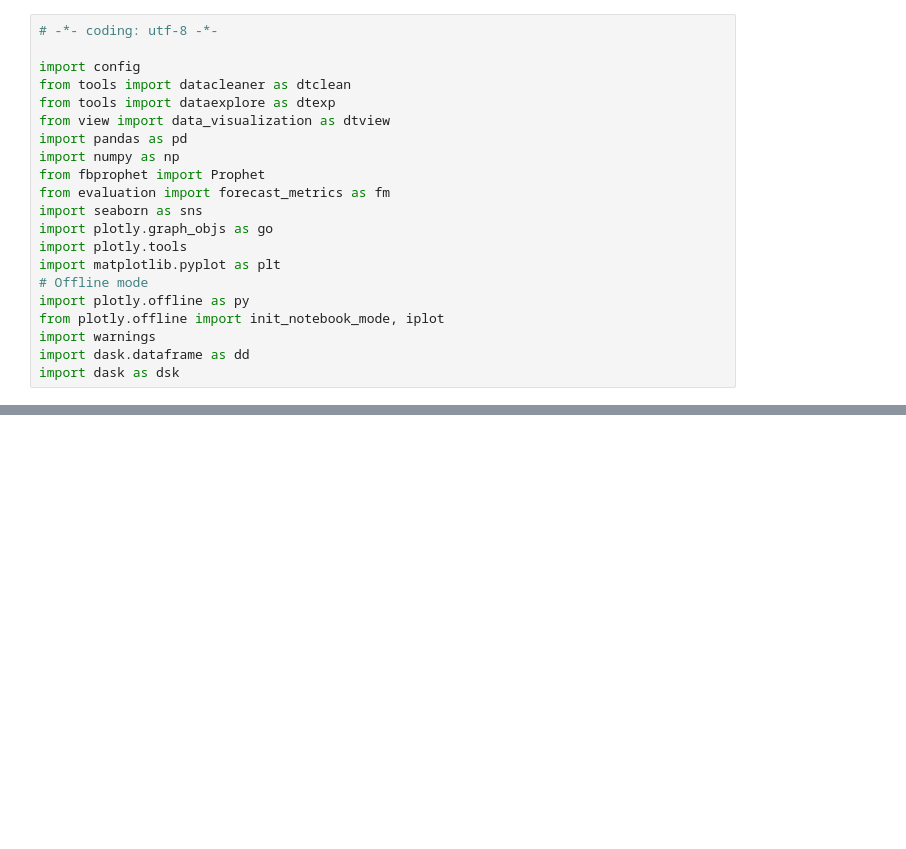
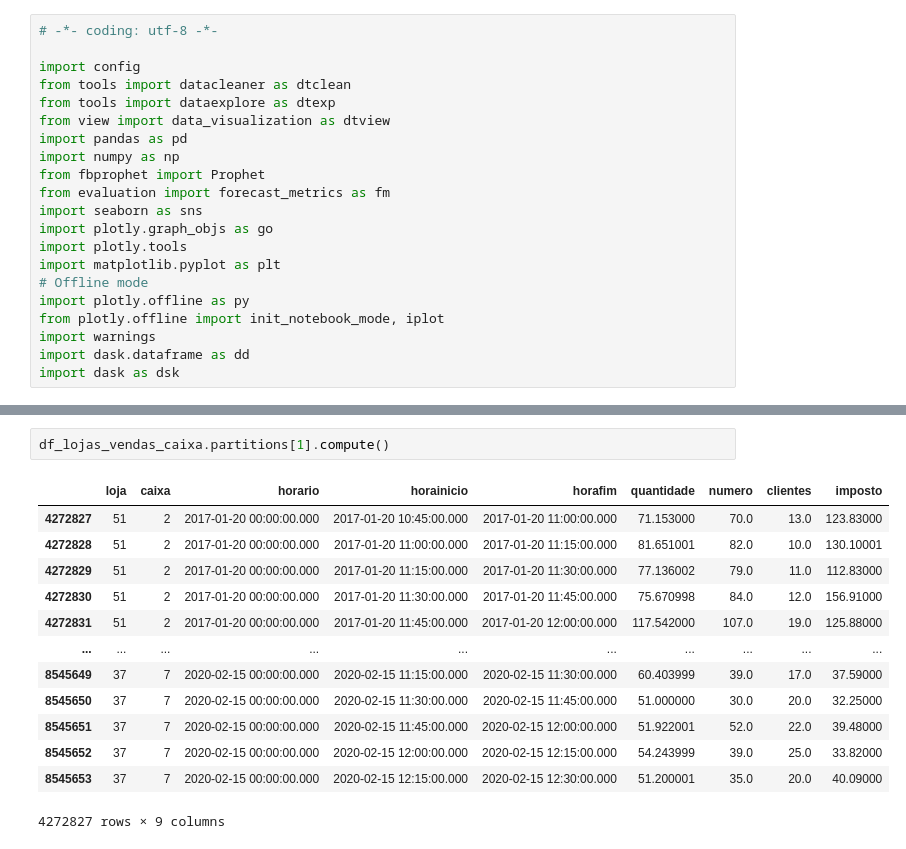
Before and after one commit to clonyjr/prophet, a Jupyter notebook: sisqual_data_analysis_dec_2020.ipynb, the cells around one changed output, grey strips where cells are left out. Saved outputs shown, nothing was run; the diff lists cells and outputs as text; blank space fills up the shorter version.

```diff
--- a/sisqual_data_analysis_dec_2020.ipynb
+++ b/sisqual_data_analysis_dec_2020.ipynb
@@ -35,0 +46,16 @@ df_lojas_vendas_caixa.head()
+# %%
+df_lojas_vendas_caixa.partitions[1].compute()
+# %% [output]
+|  | loja | caixa | horario | horainicio | horafim | quantidade | numero | clientes | imposto |
+| 4272827 | 51 | 2 | 2017-01-20 00:00:00.000 | 2017-01-20 10:45:00.000 | 2017-01-20 11:00:00.000 | 71.153000 | 70.0 | 13.0 | 123.83000 |
+| 4272828 | 51 | 2 | 2017-01-20 00:00:00.000 | 2017-01-20 11:00:00.000 | 2017-01-20 11:15:00.000 | 81.651001 | 82.0 | 10.0 | 130.10001 |
+| 4272829 | 51 | 2 | 2017-01-20 00:00:00.000 | 2017-01-20 11:15:00.000 | 2017-01-20 11:30:00.000 | 77.136002 | 79.0 | 11.0 | 112.83000 |
+| 4272830 | 51 | 2 | 2017-01-20 00:00:00.000 | 2017-01-20 11:30:00.000 | 2017-01-20 11:45:00.000 | 75.670998 | 84.0 | 12.0 | 156.91000 |
+| 4272831 | 51 | 2 | 2017-01-20 00:00:00.000 | 2017-01-20 11:45:00.000 | 2017-01-20 12:00:00.000 | 117.542000 | 107.0 | 19.0 | 125.88000 |
+| ... | ... | ... | ... | ... | ... | ... | ... | ... | ... |
+| 8545649 | 37 | 7 | 2020-02-15 00:00:00.000 | 2020-02-15 11:15:00.000 | 2020-02-15 11:30:00.000 | 60.403999 | 39.0 | 17.0 | 37.59000 |
+| 8545650 | 37 | 7 | 2020-02-15 00:00:00.000 | 2020-02-15 11:30:00.000 | 2020-02-15 11:45:00.000 | 51.000000 | 30.0 | 20.0 | 32.25000 |
+| 8545651 | 37 | 7 | 2020-02-15 00:00:00.000 | 2020-02-15 11:45:00.000 | 2020-02-15 12:00:00.000 | 51.922001 | 52.0 | 22.0 | 39.48000 |
+| 8545652 | 37 | 7 | 2020-02-15 00:00:00.000 | 2020-02-15 12:00:00.000 | 2020-02-15 12:15:00.000 | 54.243999 | 39.0 | 25.0 | 33.82000 |
+| 8545653 | 37 | 7 | 2020-02-15 00:00:00.000 | 2020-02-15 12:15:00.000 | 2020-02-15 12:30:00.000 | 51.200001 | 35.0 | 20.0 | 40.09000 |
+4272827 rows × 9 columns
```
Also changed, not shown: parts of 6 cells of this notebook.
